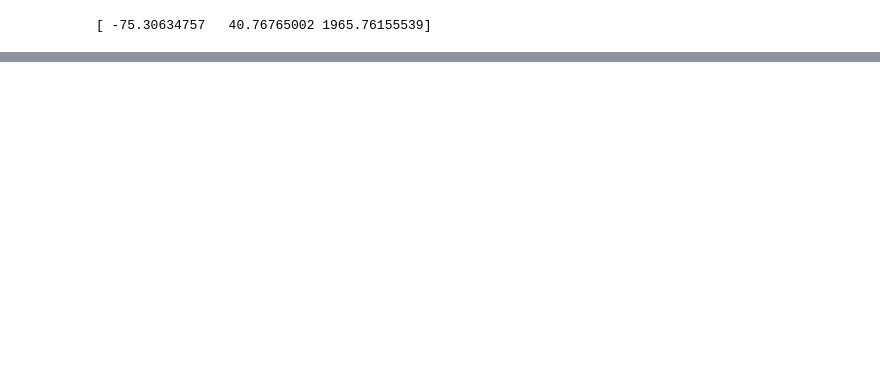
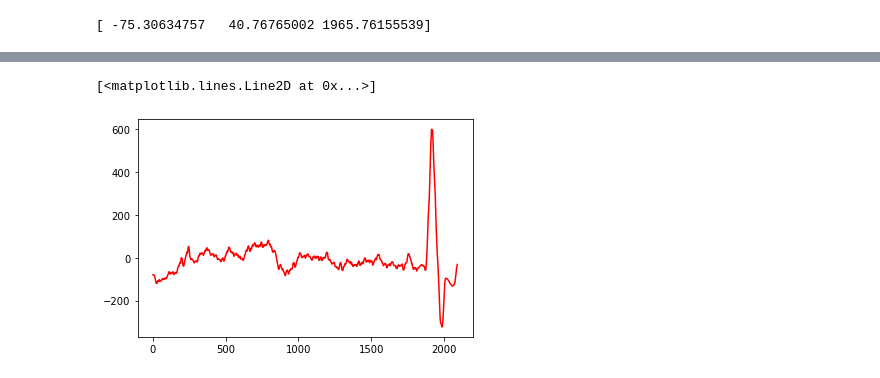
Before and after one commit to arpitjain799/freemocap, a Jupyter notebook: ipython_jupyter_notebooks/COM_calculator.ipynb, the cells around one changed output, grey strips where cells are left out. Cells and saved outputs as stored; diff of their text form; code cells hidden in the pictures; blank space fills up the shorter version.

```diff
--- a/ipython_jupyter_notebooks/COM_calculator.ipynb
+++ b/ipython_jupyter_notebooks/COM_calculator.ipynb
@@ -19,0 +26,5 @@ plt.show()
+# %%
+plt.plot(com_frame_xyz[:,0], 'r')
+# %% [output]
+[<matplotlib.lines.Line2D at 0x...>]
+[figure, added]
```
Also changed, not shown: parts of 10 cells of this notebook.
